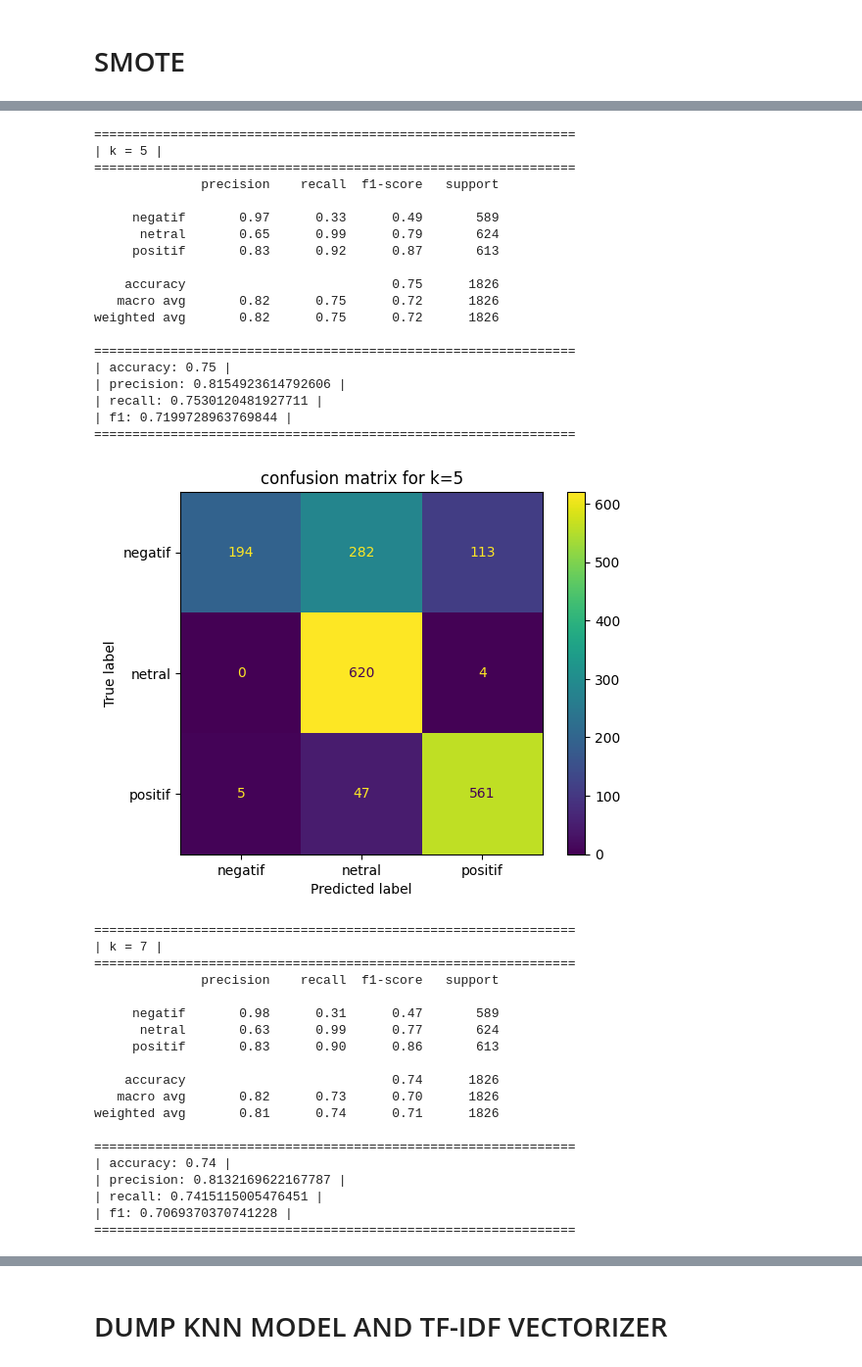
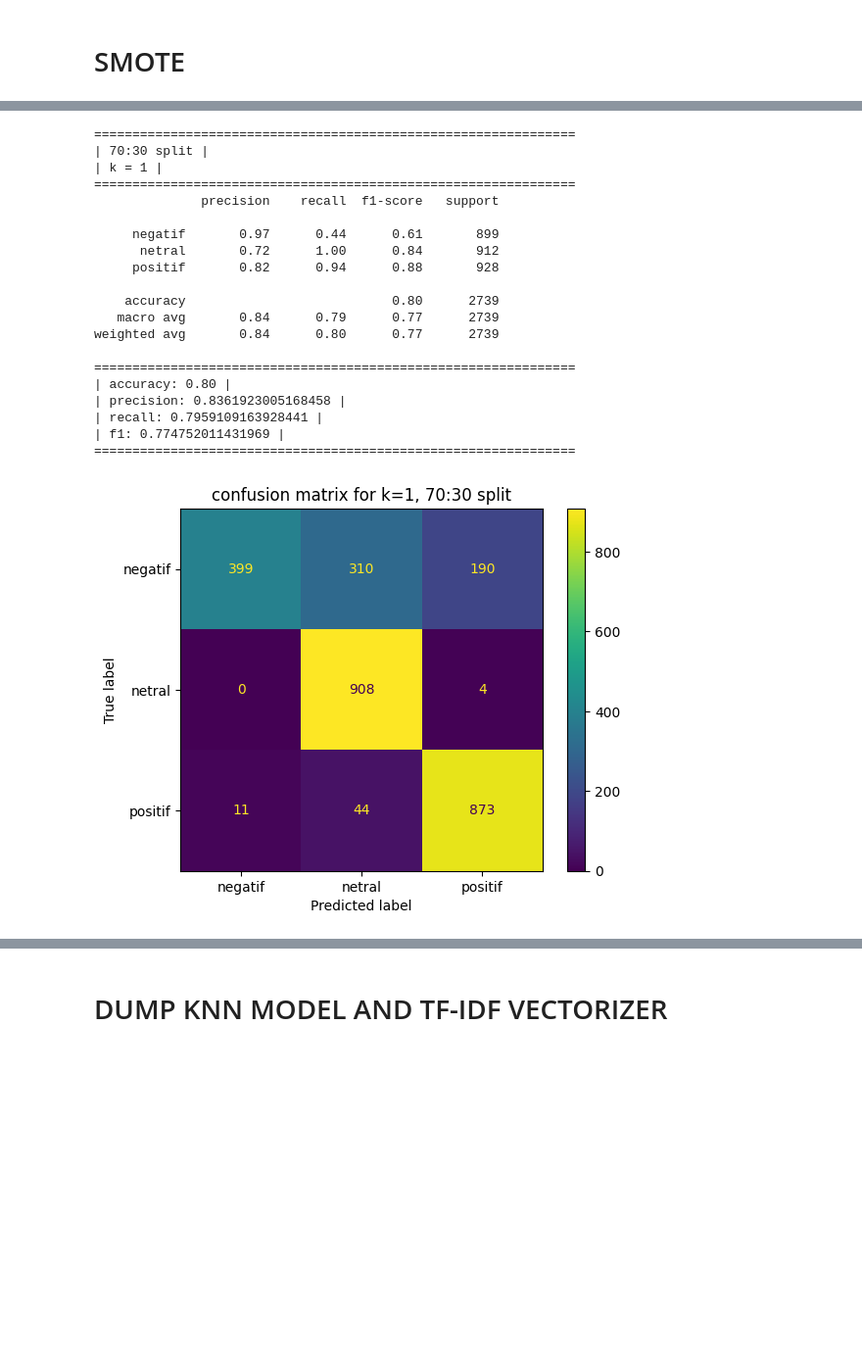
Before and after one commit to rfqma/skripsi, a Jupyter notebook: c_knn.ipynb, the cells around one changed output, grey strips where cells are left out. Shown at 98% size. Cells and saved outputs as stored; diff of their text form; code cells hidden in the pictures; blank space fills up the shorter version.

```diff
--- a/c_knn.ipynb
+++ b/c_knn.ipynb
@@ -39,0 +42,2 @@ X_smote, Y_smote = smote.fit_resample(X_tfidf, sentiment["sentiment_label"])
+# %%
+X_train_9010,X_test_9010,Y_train_9010,Y_test_9010=train_test_split(X_smote, Y_smote, test_size=0.1, random_state=21)
@@ -40,2 +46,2 @@ X_smote, Y_smote = smote.fit_resample(X_tfidf, sentiment["sentiment_label"])
 # %%
-X_train,X_test,Y_train,Y_test=train_test_split(X_smote, Y_smote, test_size=0.2, random_state=21)
+X_train_8020,X_test_8020,Y_train_8020,Y_test_8020=train_test_split(X_smote, Y_smote, test_size=0.2, random_state=21)
@@ -42 +50,3 @@ X_train,X_test,Y_train,Y_test=train_test_split(X_smote, Y_smote, test_size=0.2,
+# %%
+X_train_7030,X_test_7030,Y_train_7030,Y_test_7030=train_test_split(X_smote, Y_smote, test_size=0.3, random_state=21)
 # %% [markdown]
@@ -44,5 +54,5 @@ X_train,X_test,Y_train,Y_test=train_test_split(X_smote, Y_smote, test_size=0.2,
 # %%
-def train_evaluate_knn(k, X_train, Y_train, X_test, Y_test):
+def train_evaluate_knn(k, X_train, Y_train, X_test, Y_test, ratio):
     knn = KNeighborsClassifier(n_neighbors=k, weights='distance')
     knn.fit(X_train, Y_train)
     y_pred = knn.predict(X_test)
@@ -53,6 +63,7 @@ def train_evaluate_knn(k, X_train, Y_train, X_test, Y_test):
     f1 = f1_score(Y_test, y_pred, average='weighted')
 
     print("===============================================================")
+    print(f"| {ratio} split |")
     print(f"| k = {k} |")
     print("===============================================================")
     print(classification_report(Y_test, y_pred, target_names=knn.classes_))
@@ -63,17 +74,17 @@ def train_evaluate_knn(k, X_train, Y_train, X_test, Y_test):
     print(f"| recall: {recall} |")
     print(f"| f1: {f1} |")
     print("===============================================================")
+
     cm = confusion_matrix(Y_test, y_pred, labels=knn.classes_)
     disp = ConfusionMatrixDisplay(confusion_matrix=cm, display_labels=knn.classes_)
     disp.plot()
-    plt.title(f"confusion matrix for k={k}")
+    plt.title(f"confusion matrix for k={k}, {ratio} split")
     plt.show()
 
     return knn
 
-knn1 = train_evaluate_knn(1, X_train, Y_train, X_test, Y_test)
-knn3 = train_evaluate_knn(3, X_train, Y_train, X_test, Y_test)
-knn5 = train_evaluate_knn(5, X_train, Y_train, X_test, Y_test)
-knn7 = train_evaluate_knn(7, X_train, Y_train, X_test, Y_test)
+knn1_9010 = train_evaluate_knn(1, X_train_9010, Y_train_9010, X_test_9010, Y_test_9010, "90:10")
+knn1_8020 = train_evaluate_knn(1, X_train_8020, Y_train_8020, X_test_8020, Y_test_8020, "80:20")
+knn1_7030 = train_evaluate_knn(1, X_train_7030, Y_train_7030, X_test_7030, Y_test_7030, "70:30")
 # %% [output]
 ===============================================================
@@ -119,39 +132,21 @@ weighted avg       0.83      0.77      0.74      1826
 ===============================================================
-| k = 5 |
+| 70:30 split |
+| k = 1 |
 ===============================================================
               precision    recall  f1-score   support
 
-     negatif       0.97      0.33      0.49       589
-      netral       0.65      0.99      0.79       624
-     positif       0.83      0.92      0.87       613
+     negatif       0.97      0.44      0.61       899
+      netral       0.72      1.00      0.84       912
+     positif       0.82      0.94      0.88       928
 
-    accuracy                           0.75      1826
-   macro avg       0.82      0.75      0.72      1826
-weighted avg       0.82      0.75      0.72      1826
+    accuracy                           0.80      2739
+   macro avg       0.84      0.79      0.77      2739
+weighted avg       0.84      0.80      0.77      2739
 
 ===============================================================
-| accuracy: 0.75 |
-| precision: 0.8154923614792606 |
-| recall: 0.7530120481927711 |
-| f1: 0.7199728963769844 |
+| accuracy: 0.80 |
+| precision: 0.8361923005168458 |
+| recall: 0.7959109163928441 |
+| f1: 0.774752011431969 |
 ===============================================================
-[figure, old version]
+[figure, new version]
-===============================================================
-| k = 7 |
-===============================================================
-              precision    recall  f1-score   support
-
-     negatif       0.98      0.31      0.47       589
-      netral       0.63      0.99      0.77       624
-     positif       0.83      0.90      0.86       613
-
-    accuracy                           0.74      1826
-   macro avg       0.82      0.73      0.70      1826
-weighted avg       0.81      0.74      0.71      1826
-
-===============================================================
-| accuracy: 0.74 |
-| precision: 0.8132169622167787 |
-| recall: 0.7415115005476451 |
-| f1: 0.7069370370741228 |
-===============================================================
```
Also changed, not shown: parts of 7 cells of this notebook, 6 other files.
